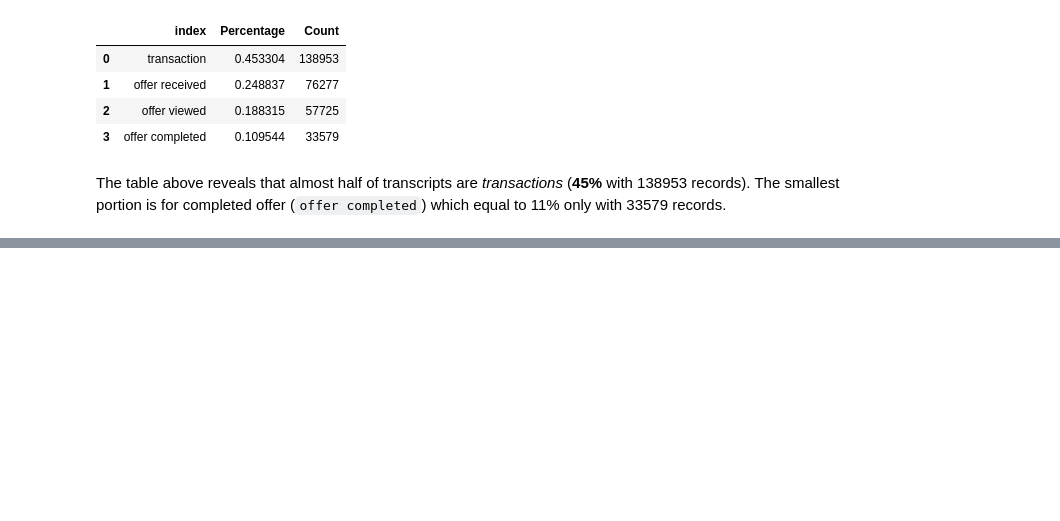
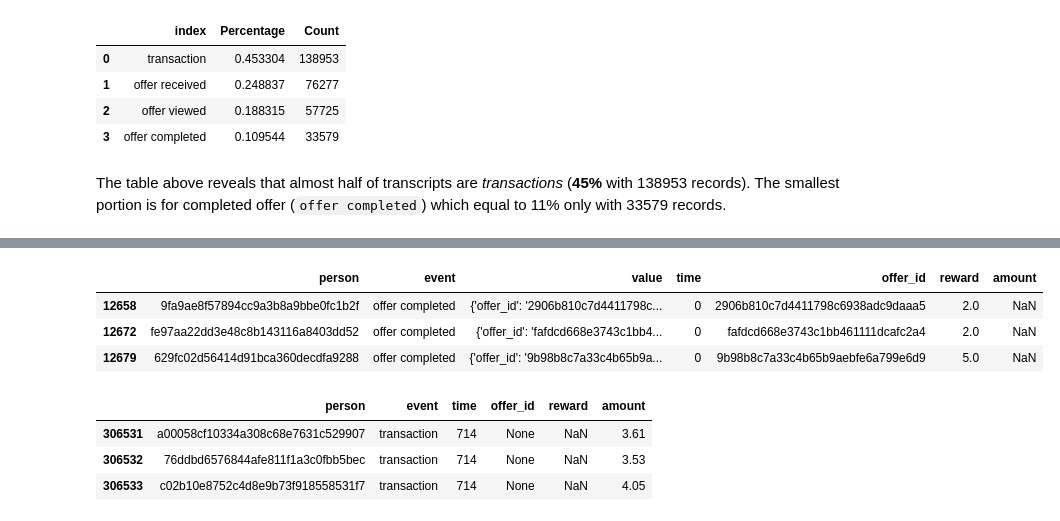
Before and after one commit to vb100/Starbucks-Capstone-Project, a Jupyter notebook: Starbucks_Capstone_notebook.ipynb, the cells around one changed output, grey strips where cells are left out. Cells and saved outputs as stored; diff of their text form; code cells hidden in the pictures; blank space fills up the shorter version.

```diff
--- a/Starbucks_Capstone_notebook.ipynb
+++ b/Starbucks_Capstone_notebook.ipynb
@@ -323,0 +385,17 @@ show_categories_examples(transcript, 'event', 'value')
+# %%
+# Checking how reward columns is looks like
+transcript[transcript['reward'] > 0].head(3)
+# %% [output]
+|  | person | event | value | time | offer_id | reward | amount |
+| 12658 | 9fa9ae8f57894cc9a3b8a9bbe0fc1b2f | offer completed | {'offer_id': '2906b810c7d4411798c... | 0 | 2906b810c7d4411798c6938adc9daaa5 | 2.0 | NaN |
+| 12672 | fe97aa22dd3e48c8b143116a8403dd52 | offer completed | {'offer_id': 'fafdcd668e3743c1bb4... | 0 | fafdcd668e3743c1bb461111dcafc2a4 | 2.0 | NaN |
+| 12679 | 629fc02d56414d91bca360decdfa9288 | offer completed | {'offer_id': '9b98b8c7a33c4b65b9a... | 0 | 9b98b8c7a33c4b65b9aebfe6a799e6d9 | 5.0 | NaN |
+# %%
+# Remove value column from the transcript dataframe
+transcript.drop('value',axis=1,inplace=True)
+transcript.tail(3)
+# %% [output]
+|  | person | event | time | offer_id | reward | amount |
+| 306531 | a00058cf10334a308c68e7631c529907 | transaction | 714 | None | NaN | 3.61 |
+| 306532 | 76ddbd6576844afe811f1a3c0fbb5bec | transaction | 714 | None | NaN | 3.53 |
+| 306533 | c02b10e8752c4d8e9b73f918558531f7 | transaction | 714 | None | NaN | 4.05 |
```
Also changed, not shown: parts of 9 cells of this notebook, 1 other file.
